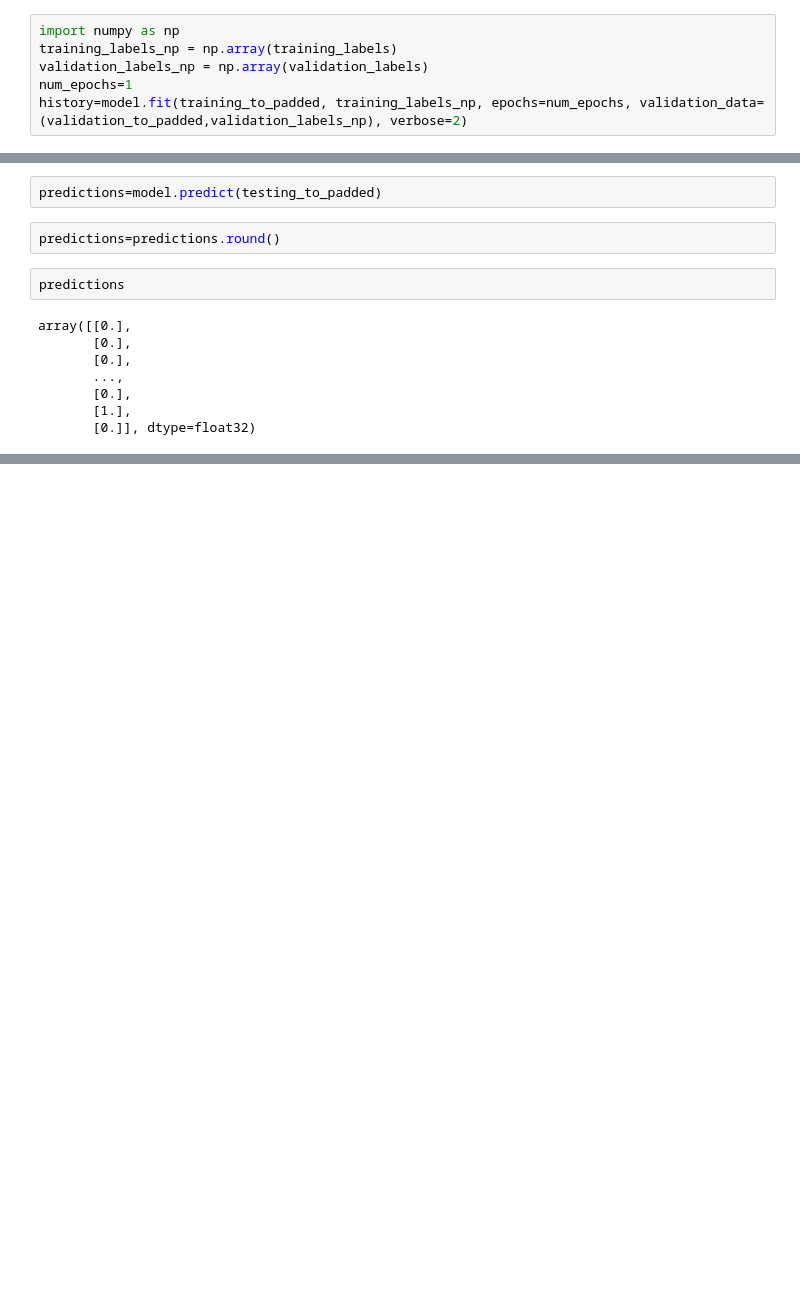
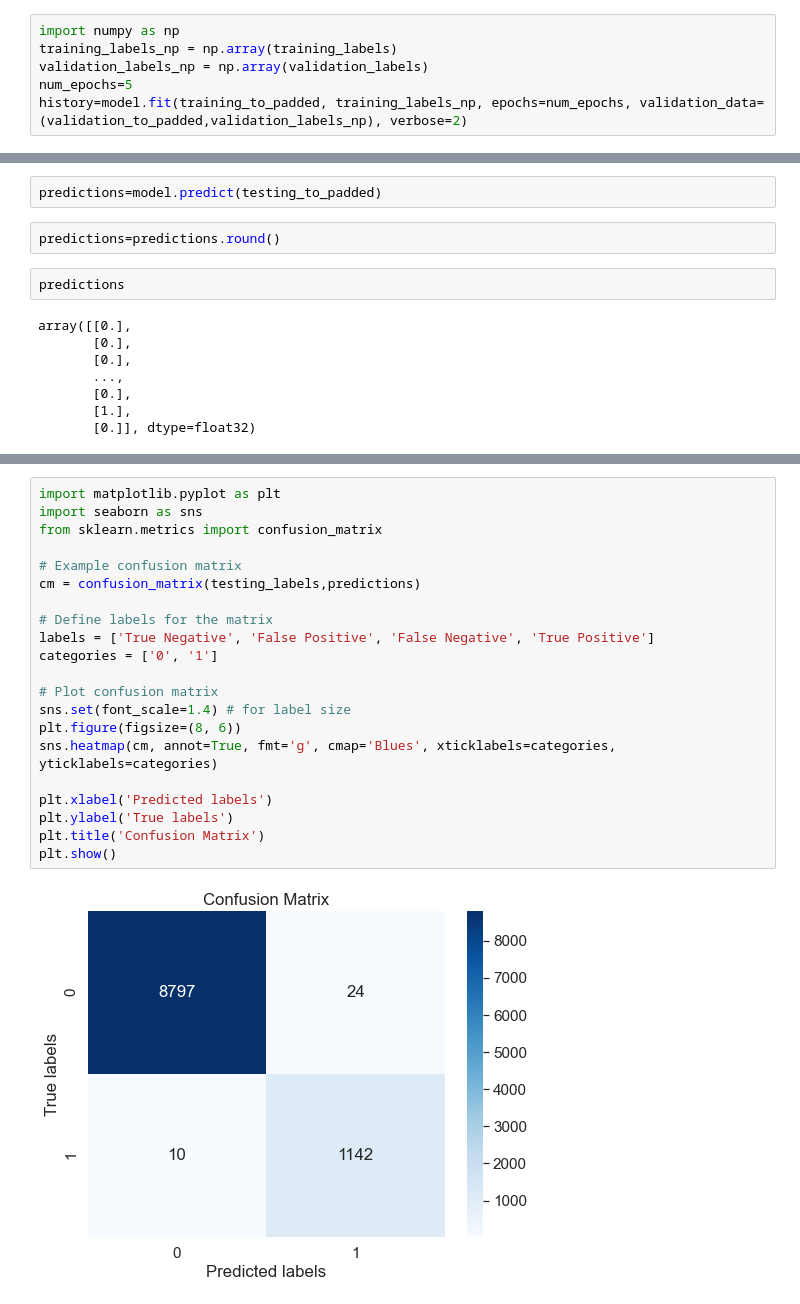
Before and after one commit to DAVIDS4A/Arabic-Fake-News-Detection, a Jupyter notebook: Arabic_Fake_Detect.ipynb, the cells around one changed output, grey strips where cells are left out. Drawn from its saved outputs; the diff is of its cells as text; blank space fills up the shorter version.

Commit message:
5 epochs

```diff
--- a/Arabic_Fake_Detect.ipynb
+++ b/Arabic_Fake_Detect.ipynb
@@ -235,6 +311,6 @@ model.compile(loss='binary_crossentropy', optimizer='adam', metrics=['accuracy']
 import numpy as np
 training_labels_np = np.array(training_labels)
 validation_labels_np = np.array(validation_labels)
-num_epochs=1
+num_epochs=5
 history=model.fit(training_to_padded, training_labels_np, epochs=num_epochs, validation_data=(validation_to_padded,validation_labels_np), verbose=2)
 # %% [output]
@@ -278,0 +356,23 @@ R-squared (R²): 0.9401332953872703
+# %%
+import matplotlib.pyplot as plt
+import seaborn as sns
+from sklearn.metrics import confusion_matrix
+
+# Example confusion matrix
+cm = confusion_matrix(testing_labels,predictions)
+
+# Define labels for the matrix
+labels = ['True Negative', 'False Positive', 'False Negative', 'True Positive']
+categories = ['0', '1']
+
+# Plot confusion matrix
+sns.set(font_scale=1.4) # for label size
+plt.figure(figsize=(8, 6))
+sns.heatmap(cm, annot=True, fmt='g', cmap='Blues', xticklabels=categories, yticklabels=categories)
+
+plt.xlabel('Predicted labels')
+plt.ylabel('True labels')
+plt.title('Confusion Matrix')
+plt.show()
+# %% [output]
+[figure, added]
```
Also changed, not shown: parts of 13 cells of this notebook.
